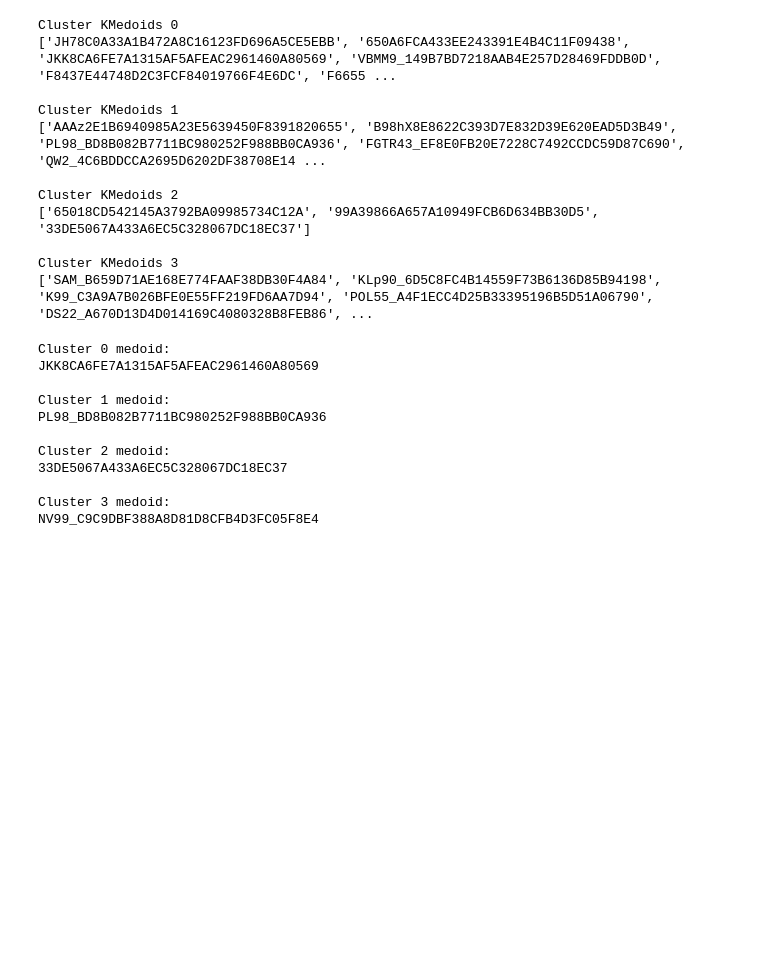
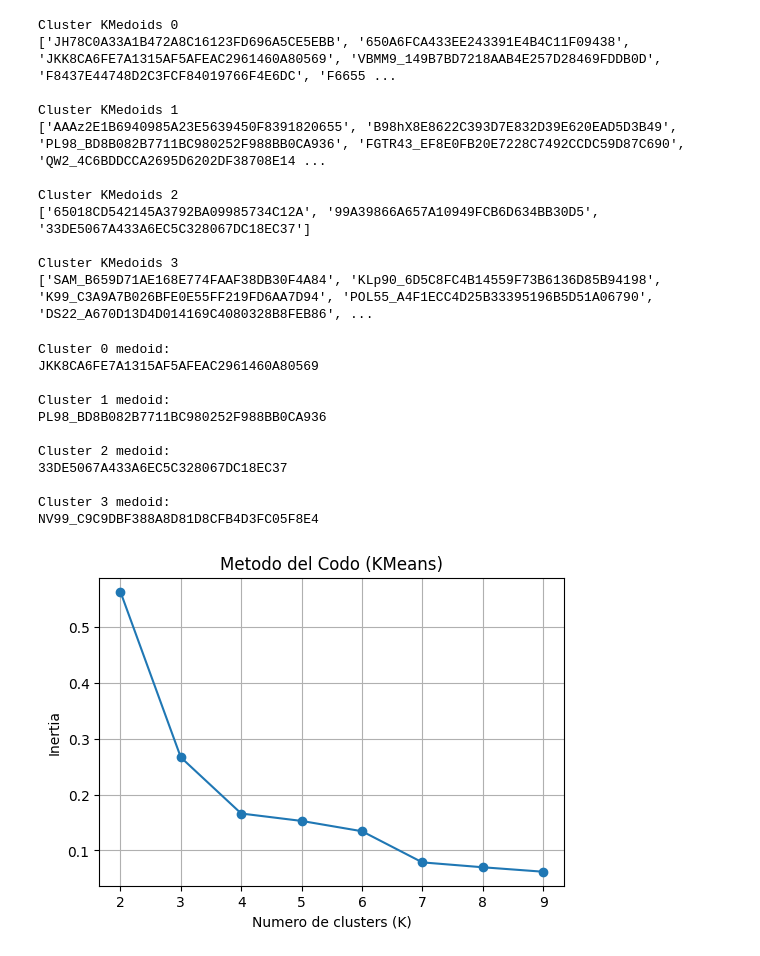
Before and after one commit to EdwinOrtegaK/Lab03_SDS, a Jupyter notebook: notebooks/lab3_malware_families.ipynb, the cells around one changed output. Drawn from its saved outputs; the diff is of its cells as text; code cells hidden in the pictures; blank space fills up the shorter version.

Commit message:
feat: add elbow method, silhouette analysis and Jaccard similarity graphs

```diff
--- a/notebooks/lab3_malware_families.ipynb
+++ b/notebooks/lab3_malware_families.ipynb
@@ -908,3 +908,26 @@ Cluster 3 medoid:
 NV99_C9C9DBF388A8D81D8CFB4D3FC05F8E4
 # %%
 df_embed.to_csv("../dataset/malware_embeddings_pca.csv", index=False)
+# %%
+from sklearn.cluster import KMeans
+import matplotlib.pyplot as plt
+
+X = X_embed
+
+inertias = []
+K = range(2,10)
+
+for k in K:
+    kmeans = KMeans(n_clusters=k, random_state=42)
+    kmeans.fit(X)
+    inertias.append(kmeans.inertia_)
+
+plt.figure(figsize=(6,4))
+plt.plot(K, inertias, marker='o')
+plt.title("Metodo del Codo (KMeans)")
+plt.xlabel("Numero de clusters (K)")
+plt.ylabel("Inertia")
+plt.grid(True)
+plt.show()
+# %% [output]
+[figure, added]
```
Also changed, not shown: parts of 9 cells of this notebook, 2 other files.
